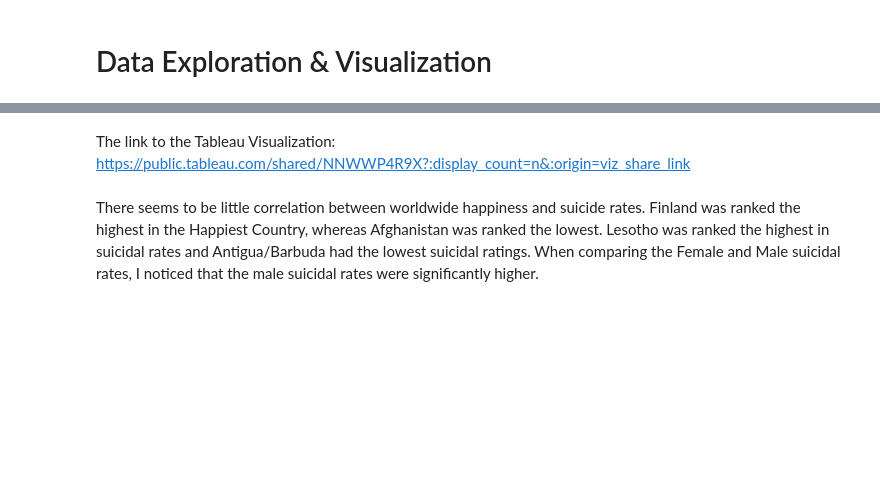
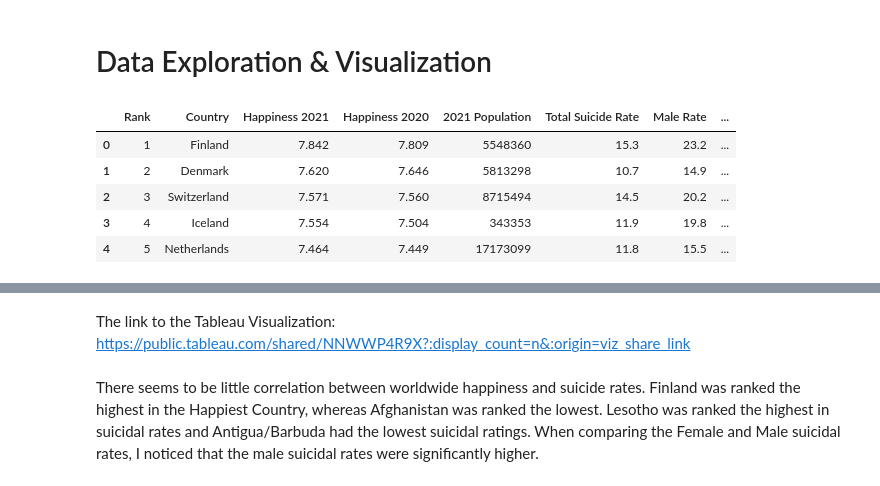
Before and after one commit to apowell18/WorldSuicideAndHappinessAnalysis, a Jupyter notebook: SuicideRates_vs_Happiness_Analysis.ipynb, the cells around one changed output, grey strips where cells are left out. Drawn from its saved outputs; the diff is of its cells as text; code cells hidden in the pictures; blank space fills up the shorter version.

```diff
--- a/SuicideRates_vs_Happiness_Analysis.ipynb
+++ b/SuicideRates_vs_Happiness_Analysis.ipynb
@@ -135,3 +135,14 @@ files.download("SuicideDataSet.csv")
 [interactive output not drawn]
 # %% [markdown]
 # Data Exploration & Visualization
+# %%
+#merge datasets
+mergedData = pd.merge(hData, sData)
+mergedData.head()
+# %% [output]
+|  | Rank | Country | Happiness 2021 | Happiness 2020 | 2021 Population | Total Suicide Rate | Male Rate | ... |
+| 0 | 1 | Finland | 7.842 | 7.809 | 5548360 | 15.3 | 23.2 | ... |
+| 1 | 2 | Denmark | 7.620 | 7.646 | 5813298 | 10.7 | 14.9 | ... |
+| 2 | 3 | Switzerland | 7.571 | 7.560 | 8715494 | 14.5 | 20.2 | ... |
+| 3 | 4 | Iceland | 7.554 | 7.504 | 343353 | 11.9 | 19.8 | ... |
+| 4 | 5 | Netherlands | 7.464 | 7.449 | 17173099 | 11.8 | 15.5 | ... |
```
Also changed, not shown: parts of 2 cells of this notebook.
